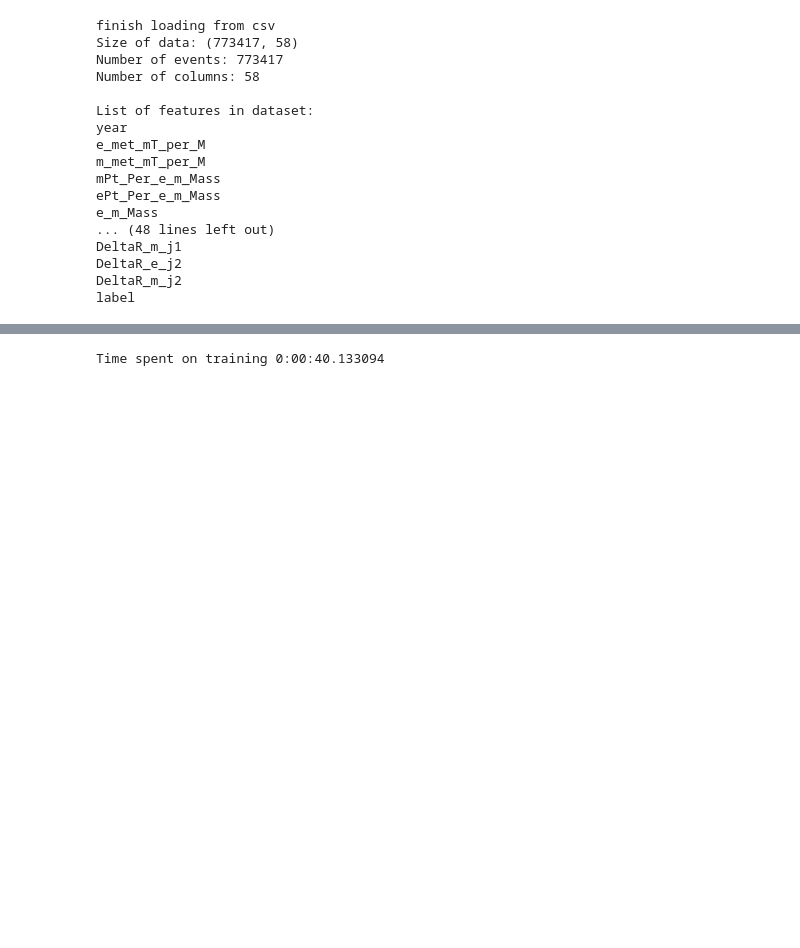
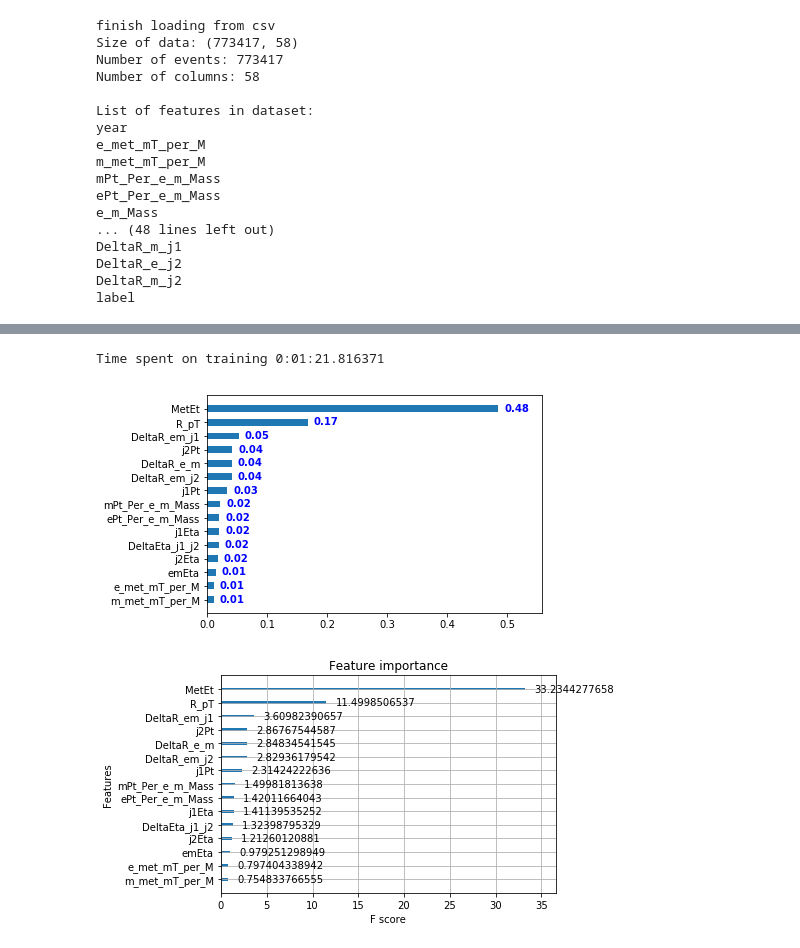
Before and after one commit to kawaho/XGBoost-for-HtoEMu, a Jupyter notebook: training.ipynb, the cells around one changed output, grey strips where cells are left out. Saved outputs shown, nothing was run; the diff lists cells and outputs as text; code cells hidden in the pictures; blank space fills up the shorter version.

```diff
--- a/training.ipynb
+++ b/training.ipynb
@@ -107,16 +151,33 @@ XGBClassifier(base_score=0.5, booster='gbtree', colsample_bylevel=1,
 # %%
-# fit model no training data
+# Retrain with the best model
 tic = time.time()
-model = xgb.XGBClassifier(base_score=0.5, booster='gbtree', colsample_bylevel=1,
-       colsample_bytree=0.5, gamma=0.1, learning_rate=0.15,
-       max_delta_step=0, max_depth=4, min_child_weight=3, missing=None,
-       n_estimators=100, n_jobs=23, nthread=None,
+model = xgb.XGBClassifier(alpha =0, base_score=0.5, booster='gbtree', colsample_bylevel=1,
+       colsample_bytree=0.9, gamma=0.3, reg_lambda=10.0, learning_rate=0.15,
+       max_delta_step=0, max_depth=8, min_child_weight=3, missing=None,
+       n_estimators=100, n_jobs=24, nthread=None,
        objective='binary:logistic', random_state=0, reg_alpha=0,
-       reg_lambda=1, scale_pos_weight=1, seed=None, silent=True,
-       subsample=1)
+       scale_pos_weight=3.151886734544248, seed=None,
+       silent=True, subsample=0.9)
 model.fit(X_train[feature_names], y_train, sample_weight=X_train['weight'], eval_set = [(X_train[feature_names], y_train), (X_test[feature_names], y_test)], eval_metric='auc', verbose=False)
 toc = time.time()
 print "Time spent on training %s"%str(timedelta(seconds=toc - tic))
 # %% [output]
-Time spent on training 0:00:40.133094
+Time spent on training 0:01:21.816371
+# %%
+#Check the feature ranking again with the best model
+
+importances = model.feature_importances_
+sorted_importance = [y for y, x in sorted(zip(importances, feature_names), key=lambda pair: pair[0])]
+sorted_features = [x for y, x in sorted(zip(importances, feature_names), key=lambda pair: pair[0])]
+plt.barh(range(len(sorted_importance)), sorted_importance, tick_label=sorted_features, height=0.5)
+plt.xlim(0, max(sorted_importance)*1.15)
+for i, v in enumerate(sorted_importance):
+ plt.text(v+0.01, i-0.2, str(round(v,2)), color = 'blue', fontweight = 'bold')
+plt.show()
+
+xgb.plot_importance(model, importance_type="gain")
+plt.show()
+# %% [output]
+[figure, added]
+[figure, added]
 # %%
```
Also changed, not shown: parts of 12 cells of this notebook.
